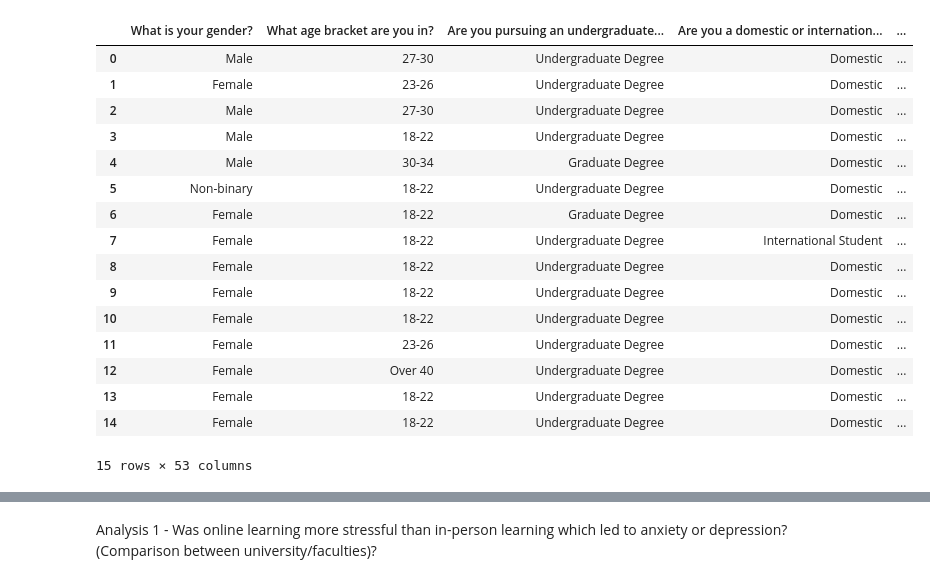
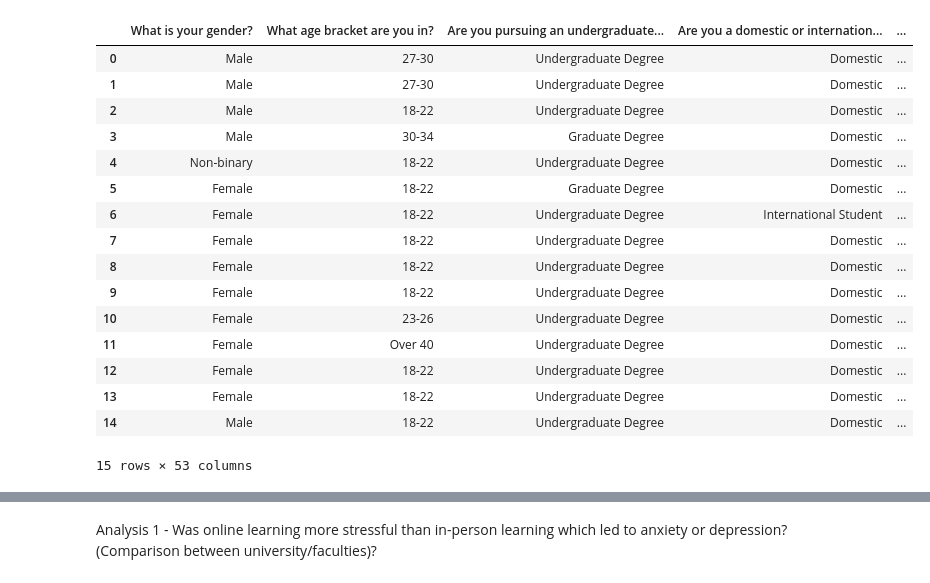
Before and after one commit to abdulbhutta/Summer-Research-2022, a Jupyter notebook: DataAnalysis.ipynb, the cells around one changed output, grey strips where cells are left out. Cells and saved outputs as stored; diff of their text form; code cells hidden in the pictures.

```diff
--- a/DataAnalysis.ipynb
+++ b/DataAnalysis.ipynb
@@ -5,33 +5,33 @@ from kmodes.kmodes import KModes
 from sklearn import preprocessing
 # %%
 df = pd.read_csv('StudentSurveyData.csv')
-df = df.drop(columns='Timestamp')  # Drop column (1) with the 'name'
-df = df.drop(columns='Username')
-df = df.drop(columns='Unnamed: 55')
-df = df.drop(columns='Unnamed: 56')
+#df = df.drop(columns='Timestamp')  # Drop column (1) with the 'name'
+#df = df.drop(columns='Email Address')
+#df = df.drop(columns='Unnamed: 55')
+#df = df.drop(columns='Unnamed: 56')
 df.fillna('NIL', inplace=True)
 
 df.to_csv("CleanDataSet.csv")
 ResearchData = pd.DataFrame(df)
 
 ResearchData.head(15)
 # %% [output]
 |  | What is your gender? | What age bracket are you in? | Are you pursuing an undergraduate... | Are you a domestic or internation... | ... |
 | 0 | Male | 27-30 | Undergraduate Degree | Domestic | ... |
-| 1 | Female | 23-26 | Undergraduate Degree | Domestic | ... |
-| 2 | Male | 27-30 | Undergraduate Degree | Domestic | ... |
-| 3 | Male | 18-22 | Undergraduate Degree | Domestic | ... |
-| 4 | Male | 30-34 | Graduate Degree | Domestic | ... |
-| 5 | Non-binary | 18-22 | Undergraduate Degree | Domestic | ... |
-| 6 | Female | 18-22 | Graduate Degree | Domestic | ... |
-| 7 | Female | 18-22 | Undergraduate Degree | International Student | ... |
+| 1 | Male | 27-30 | Undergraduate Degree | Domestic | ... |
+| 2 | Male | 18-22 | Undergraduate Degree | Domestic | ... |
+| 3 | Male | 30-34 | Graduate Degree | Domestic | ... |
+| 4 | Non-binary | 18-22 | Undergraduate Degree | Domestic | ... |
+| 5 | Female | 18-22 | Graduate Degree | Domestic | ... |
+| 6 | Female | 18-22 | Undergraduate Degree | International Student | ... |
+| 7 | Female | 18-22 | Undergraduate Degree | Domestic | ... |
 | 8 | Female | 18-22 | Undergraduate Degree | Domestic | ... |
 | 9 | Female | 18-22 | Undergraduate Degree | Domestic | ... |
-| 10 | Female | 18-22 | Undergraduate Degree | Domestic | ... |
-| 11 | Female | 23-26 | Undergraduate Degree | Domestic | ... |
-| 12 | Female | Over 40 | Undergraduate Degree | Domestic | ... |
+| 10 | Female | 23-26 | Undergraduate Degree | Domestic | ... |
+| 11 | Female | Over 40 | Undergraduate Degree | Domestic | ... |
+| 12 | Female | 18-22 | Undergraduate Degree | Domestic | ... |
 | 13 | Female | 18-22 | Undergraduate Degree | Domestic | ... |
-| 14 | Female | 18-22 | Undergraduate Degree | Domestic | ... |
+| 14 | Male | 18-22 | Undergraduate Degree | Domestic | ... |
 15 rows × 53 columns
 # %%
 ResearchData['What is your gender?'].value_counts()
```
Also changed, not shown: parts of 220 cells of this notebook, 7 other files.
